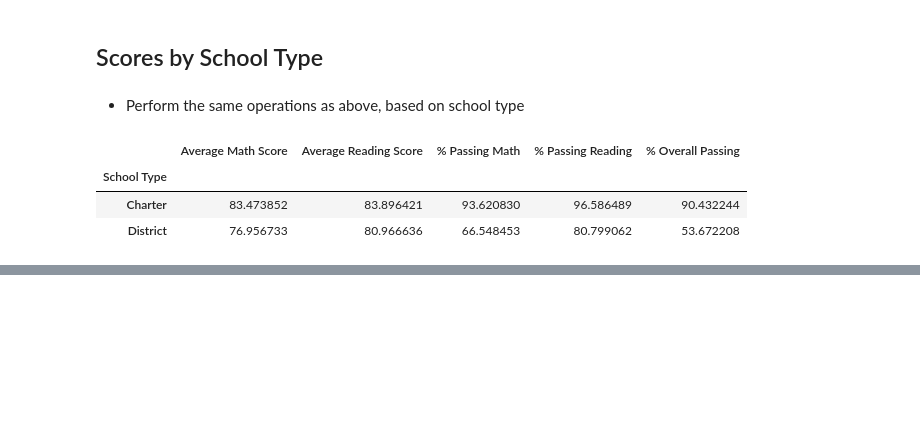
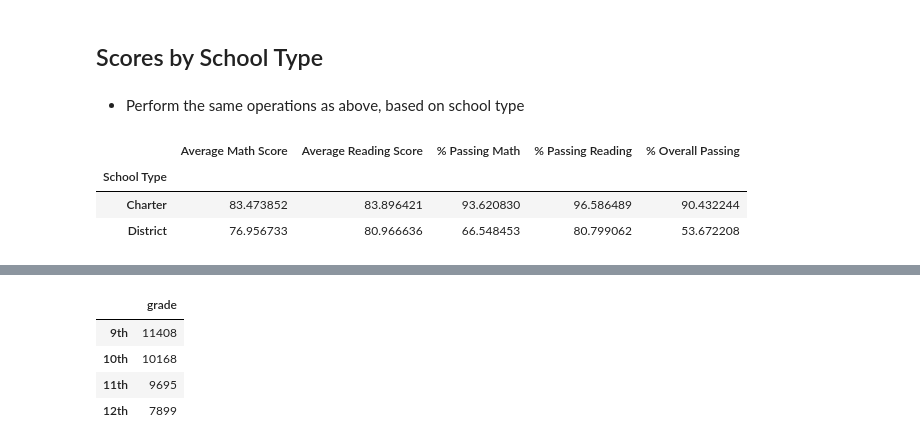
Before and after one commit to lalesafarzade/pandas-challenge-, a Jupyter notebook: PyCitySchools/PyCitySchools_starter.ipynb, the cells around one changed output, grey strips where cells are left out. Drawn from its saved outputs; the diff is of its cells as text; code cells hidden in the pictures; blank space fills up the shorter version.

```diff
--- a/PyCitySchools/PyCitySchools_starter.ipynb
+++ b/PyCitySchools/PyCitySchools_starter.ipynb
@@ -280,0 +327,8 @@ Scores_by_School_Type
+# %%
+student_data['grade'].value_counts().to_frame()
+# %% [output]
+|  | grade |
+| 9th | 11408 |
+| 10th | 10168 |
+| 11th | 9695 |
+| 12th | 7899 |
```
Also changed, not shown: parts of 14 cells of this notebook.
